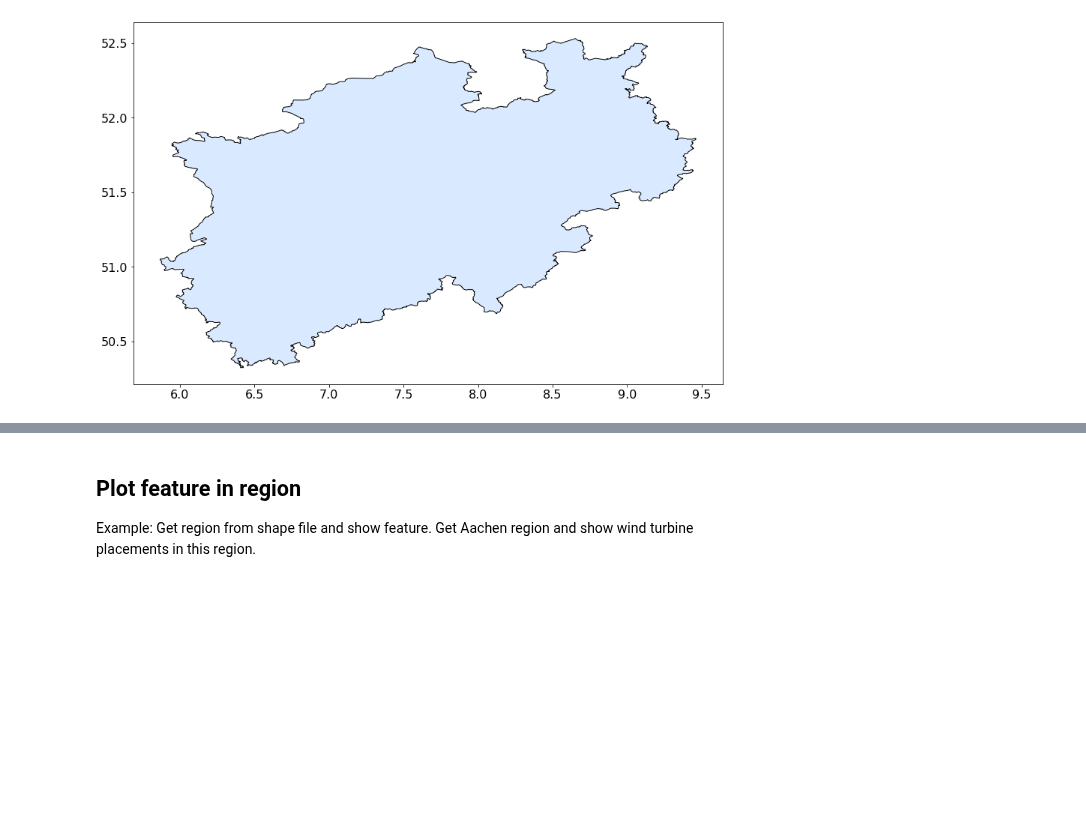
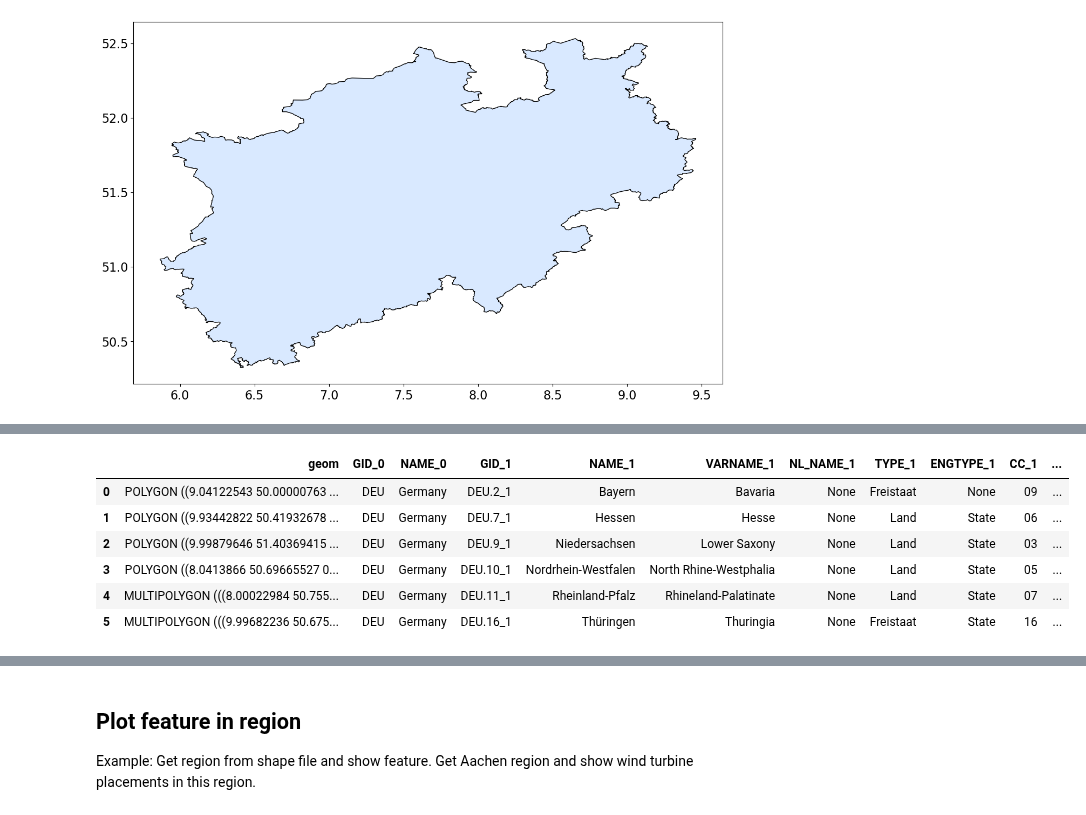
Before and after one commit to FZJ-IEK3-VSA/geokit, a Jupyter notebook: Examples/example_03_vector.ipynb, the cells around one changed output, grey strips where cells are left out. Drawn from its saved outputs; the diff is of its cells as text; code cells hidden in the pictures; blank space fills up the shorter version.

```diff
--- a/Examples/example_03_vector.ipynb
+++ b/Examples/example_03_vector.ipynb
@@ -111,0 +115,15 @@ plt.show()
+# %%
+# instead of the point of Aachen, let us define a random square box between 8-10° lon and 50-52° lat in the center of Germany
+center_box = gk.geom.box((8, 50, 10, 52), srs=4326)
+
+# now extract all "Bundeslaender" that overlap with this box AND clip their geometries to the box extent
+federal_states_DE_df_geom_clipped = gk.vector.extractAndClipFeatures(gk._test_data_["gadm36_DEU_1.shp"], geom=center_box)
+federal_states_DE_df_geom_clipped
+# %% [output]
+|  | geom | GID_0 | NAME_0 | GID_1 | NAME_1 | VARNAME_1 | NL_NAME_1 | TYPE_1 | ENGTYPE_1 | CC_1 | ... |
+| 0 | POLYGON ((9.04122543 50.00000763 ... | DEU | Germany | DEU.2_1 | Bayern | Bavaria | None | Freistaat | None | 09 | ... |
+| 1 | POLYGON ((9.93442822 50.41932678 ... | DEU | Germany | DEU.7_1 | Hessen | Hesse | None | Land | State | 06 | ... |
+| 2 | POLYGON ((9.99879646 51.40369415 ... | DEU | Germany | DEU.9_1 | Niedersachsen | Lower Saxony | None | Land | State | 03 | ... |
+| 3 | POLYGON ((8.0413866 50.69665527 0... | DEU | Germany | DEU.10_1 | Nordrhein-Westfalen | North Rhine-Westphalia | None | Land | State | 05 | ... |
+| 4 | MULTIPOLYGON (((8.00022984 50.755... | DEU | Germany | DEU.11_1 | Rheinland-Pfalz | Rhineland-Palatinate | None | Land | State | 07 | ... |
+| 5 | MULTIPOLYGON (((9.99682236 50.675... | DEU | Germany | DEU.16_1 | Thüringen | Thuringia | None | Freistaat | State | 16 | ... |
```
Also changed, not shown: parts of 16 cells of this notebook.
